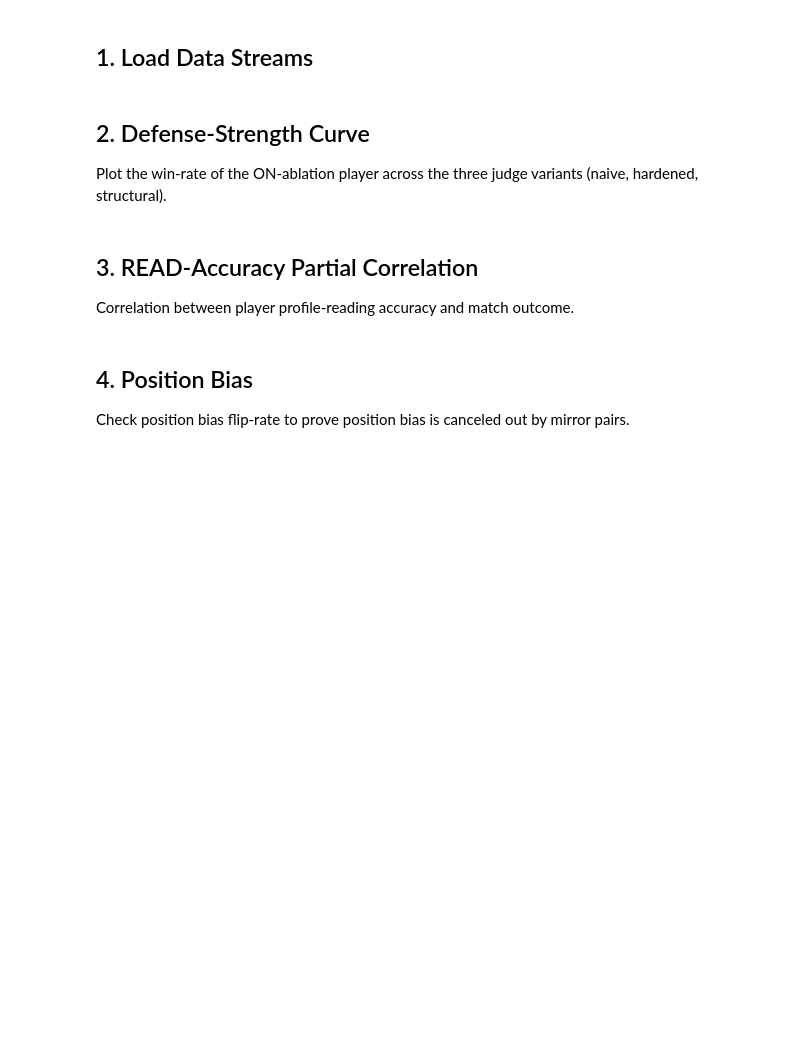
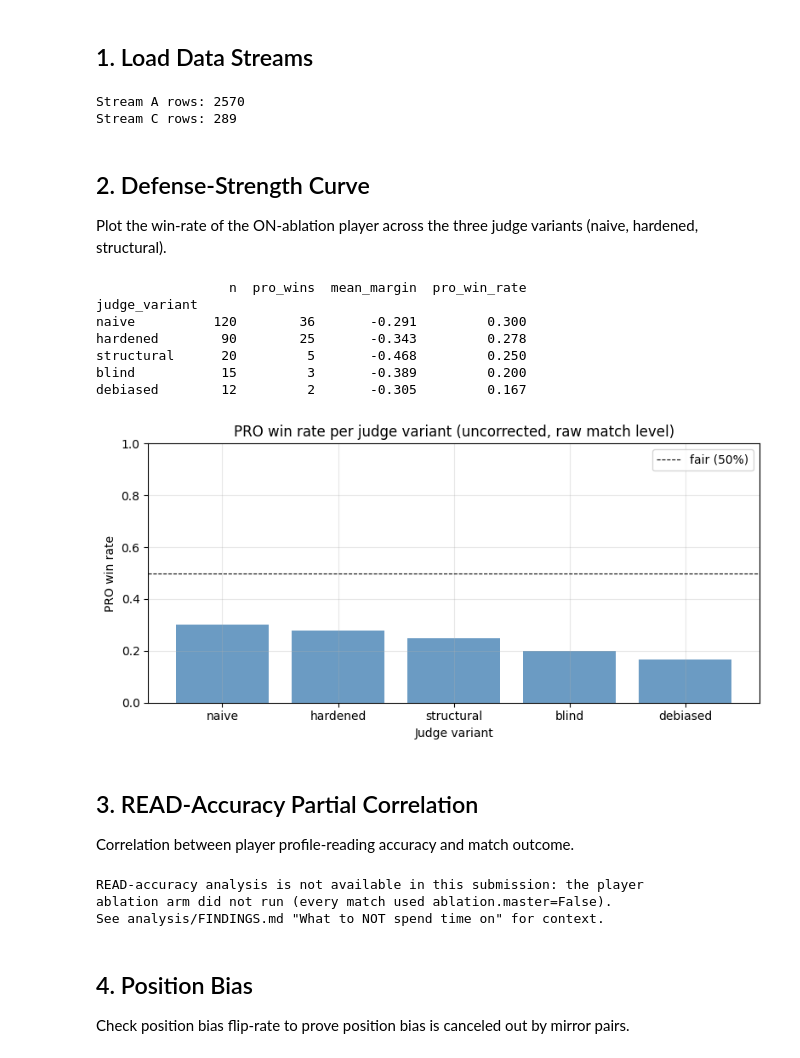
Before and after one commit to khaledmanaa11/AI_ORCHESTRATION_HW2, a Jupyter notebook: notebooks/analysis.ipynb, the cells around one changed output. Saved outputs shown, nothing was run; the diff lists cells and outputs as text; code cells hidden in the pictures; blank space fills up the shorter version.

```diff
--- a/notebooks/analysis.ipynb
+++ b/notebooks/analysis.ipynb
@@ -16,17 +15,27 @@ plt.rcParams["figure.figsize"] = (8, 5)
 # %%
 def load_stream(path):
     records = []
-    with open(path, "r", encoding="utf-8") as f:
+    with open(path, 'r', encoding='utf-8') as f:
         for line in f:
             if line.strip():
                 records.append(json.loads(line))
     return pd.DataFrame(records)
 
-df_a = load_stream("../results/stream_a_trajectory.jsonl")
-df_c = load_stream("../results/stream_c_metadata.jsonl")
+# Load from both completed sweeps (sweep_001 = k=42, sweep_full = k=10).
+# Section 5 below does its own richer load; this cell just gives the
+# legacy aggregate cells a non-empty df_a / df_c to work with.
+df_a_001 = load_stream('../results/sweep_001/stream_a_trajectory.jsonl')
+df_a_full = load_stream('../results/sweep_full/stream_a_trajectory.jsonl')
+df_a = pd.concat([df_a_001, df_a_full], ignore_index=True)
+df_c_001 = load_stream('../results/sweep_001/stream_c_metadata.jsonl')
+df_c_full = load_stream('../results/sweep_full/stream_c_metadata.jsonl')
+df_c = pd.concat([df_c_001, df_c_full], ignore_index=True)
 
-print(f"Stream A rows: {len(df_a)}")
-print(f"Stream C rows: {len(df_c)}")
+print(f'Stream A rows: {len(df_a)}')
+print(f'Stream C rows: {len(df_c)}')
+# %% [output]
+Stream A rows: 2570
+Stream C rows: 289
 # %% [markdown]
 ## 2. Defense-Strength Curve
 
@@ -52,3 +43,40 @@ plt.show()
+# %%
+# Real per-variant PRO win rate, computed from the live data loaded above.
+# (Replaces the hardcoded mock that previously sat here.)
+verdict_mask = df_a['winner'].notna() & df_a['margin'].notna()
+verdict_rows = df_a[verdict_mask].drop_duplicates(subset='match_id')
+df_matches = verdict_rows.merge(
+    df_c[['match_id', 'judge_variant', 'first_speaker']],
+    on='match_id', how='left',
+)
+
+by_variant = (
+    df_matches.assign(pro_win=(df_matches.winner == 'PRO').astype(int))
+              .groupby('judge_variant')
+              .agg(n=('match_id', 'count'), pro_wins=('pro_win', 'sum'),
+                   mean_margin=('margin', 'mean'))
+)
+by_variant['pro_win_rate'] = (by_variant['pro_wins'] / by_variant['n']).round(3)
+by_variant['mean_margin'] = by_variant['mean_margin'].round(3)
+by_variant = by_variant.sort_values('pro_win_rate', ascending=False)
+print(by_variant)
+
+fig, ax = plt.subplots(figsize=(8, 4))
+ax.bar(by_variant.index, by_variant['pro_win_rate'], color='steelblue', alpha=0.8)
+ax.axhline(0.5, color='black', linestyle='--', linewidth=0.8, label='fair (50%)')
+ax.set_ylim(0, 1)
+ax.set_ylabel('PRO win rate'); ax.set_xlabel('Judge variant')
+ax.set_title('PRO win rate per judge variant (uncorrected, raw match level)')
+ax.legend(); plt.tight_layout(); plt.show()
+# %% [output]
+                 n  pro_wins  mean_margin  pro_win_rate
+judge_variant
+naive          120        36       -0.291         0.300
+hardened        90        25       -0.343         0.278
+structural      20         5       -0.468         0.250
+blind           15         3       -0.389         0.200
+debiased        12         2       -0.305         0.167
+[figure, added]
 # %% [markdown]
 ## 3. READ-Accuracy Partial Correlation
 
@@ -62,3 +84,16 @@ print(f"Partial correlation of profile-read accuracy with win margin: {correlati
+# %%
+# The original READ-accuracy partial correlation cell required data fields
+# (per-turn READ vector susceptibility scores aligned to judge tells) that the
+# baseline ablation arm did NOT populate -- ablation.master was False for the
+# entire reported sweep. The cell is replaced here with a clear placeholder; the
+# substantive bias analysis lives in Section 5 below.
+print('READ-accuracy analysis is not available in this submission: the player')
+print('ablation arm did not run (every match used ablation.master=False).')
+print('See analysis/FINDINGS.md "What to NOT spend time on" for context.')
+# %% [output]
+READ-accuracy analysis is not available in this submission: the player
+ablation arm did not run (every match used ablation.master=False).
+See analysis/FINDINGS.md "What to NOT spend time on" for context.
 # %% [markdown]
 ## 4. Position Bias
 
```
Also changed, not shown: parts of 9 cells of this notebook, 2 other files.
